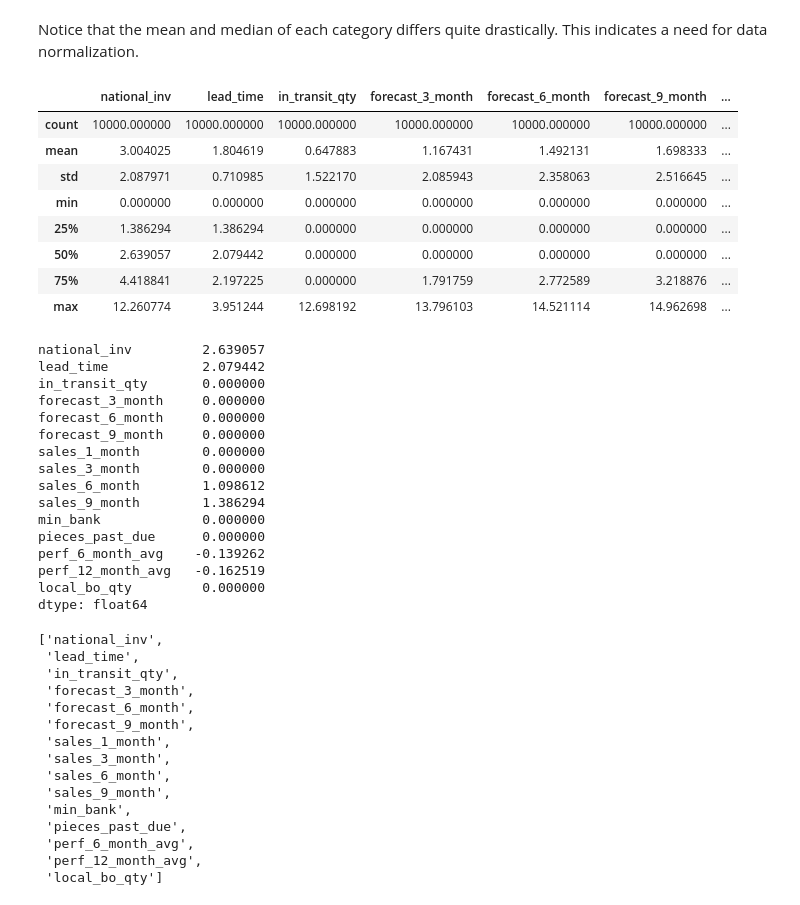
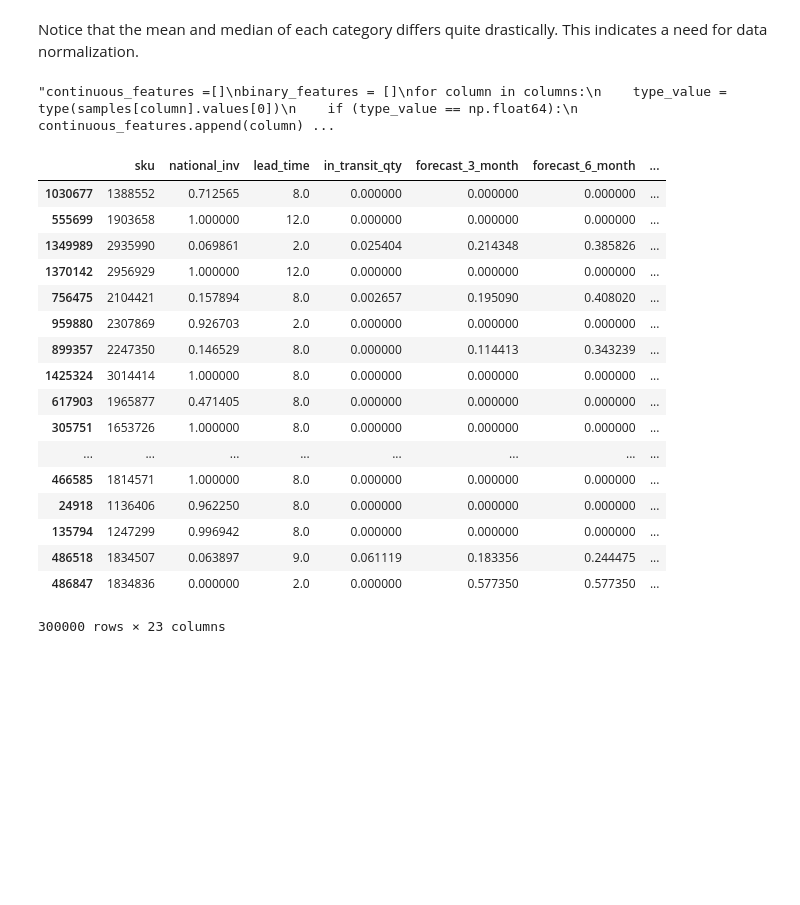
Before and after one commit to JamesKhoaNguyen/predicting_backorders, a Jupyter notebook: product_backorders.ipynb, the cells around one changed output. Cells and saved outputs as stored; diff of their text form; code cells hidden in the pictures; blank space fills up the shorter version.

```diff
--- a/product_backorders.ipynb
+++ b/product_backorders.ipynb
@@ -67,5 +102,5 @@ from sklearn.metrics import r2_score
 # %%
-samples = training_data.sample(10000,random_state = 36)
+samples = training_data.sample(300000,random_state = 36)
 #samples.dropna()
 #can't log transform the whole dataset due to string/boolean values. You would have to apply log transform
 #log_samples = np.log(samples)
@@ -76,9 +111,9 @@ samples = training_data.sample(10000,random_state = 36)
 columns = samples.columns
 #print(columns)
 #if the column is either a float or an int, then log transform that data
-continuous_features =[]
+"""continuous_features =[]
+binary_features = []
 for column in columns:
-    #print column
     type_value = type(samples[column].values[0])
     if (type_value == np.float64):
         continuous_features.append(column)
@@ -88,48 +123,41 @@ for column in columns:
                 samples_array[i] = 1
         log_data = np.log(samples[column])
         samples[column] = log_data
+    else:
+        binary_features.append(column)
 
 display(samples.describe())
 display(samples.median())
 display(continuous_features)
+binary_features.remove('sku')
+binary_features.remove('went_on_backorder')
+display(binary_features)"""
 # %% [output]
-|  | national_inv | lead_time | in_transit_qty | forecast_3_month | forecast_6_month | forecast_9_month | ... |
-| count | 10000.000000 | 10000.000000 | 10000.000000 | 10000.000000 | 10000.000000 | 10000.000000 | ... |
-| mean | 3.004025 | 1.804619 | 0.647883 | 1.167431 | 1.492131 | 1.698333 | ... |
-| std | 2.087971 | 0.710985 | 1.522170 | 2.085943 | 2.358063 | 2.516645 | ... |
-| min | 0.000000 | 0.000000 | 0.000000 | 0.000000 | 0.000000 | 0.000000 | ... |
-| 25% | 1.386294 | 1.386294 | 0.000000 | 0.000000 | 0.000000 | 0.000000 | ... |
-| 50% | 2.639057 | 2.079442 | 0.000000 | 0.000000 | 0.000000 | 0.000000 | ... |
-| 75% | 4.418841 | 2.197225 | 0.000000 | 1.791759 | 2.772589 | 3.218876 | ... |
-| max | 12.260774 | 3.951244 | 12.698192 | 13.796103 | 14.521114 | 14.962698 | ... |
-national_inv         2.639057
-lead_time            2.079442
-in_transit_qty       0.000000
-forecast_3_month     0.000000
-forecast_6_month     0.000000
-forecast_9_month     0.000000
-sales_1_month        0.000000
-sales_3_month        0.000000
-sales_6_month        1.098612
-sales_9_month        1.386294
-min_bank             0.000000
-pieces_past_due      0.000000
-perf_6_month_avg    -0.139262
-perf_12_month_avg   -0.162519
-local_bo_qty         0.000000
-dtype: float64
+"continuous_features =[]\nbinary_features = []\nfor column in columns:\n    type_value = type(samples[column].values[0])\n    if (type_value == np.float64):\n        continuous_features.append(column) ...
-['national_inv',
- 'lead_time',
- 'in_transit_qty',
- 'forecast_3_month',
- 'forecast_6_month',
- 'forecast_9_month',
- 'sales_1_month',
- 'sales_3_month',
- 'sales_6_month',
- 'sales_9_month',
- 'min_bank',
- 'pieces_past_due',
- 'perf_6_month_avg',
- 'perf_12_month_avg',
- 'local_bo_qty']
+# %%
+from sklearn.preprocessing import normalize
+qty_related = ['national_inv', 'in_transit_qty', 'forecast_3_month',
+                   'forecast_6_month', 'forecast_9_month', 'min_bank',
+                   'local_bo_qty', 'pieces_past_due', 'sales_1_month',
+                   'sales_3_month', 'sales_6_month', 'sales_9_month',]
+samples[qty_related] = normalize(samples[qty_related], axis=1)
+display(samples)
+# %% [output]
+|  | sku | national_inv | lead_time | in_transit_qty | forecast_3_month | forecast_6_month | ... |
+| 1030677 | 1388552 | 0.712565 | 8.0 | 0.000000 | 0.000000 | 0.000000 | ... |
+| 555699 | 1903658 | 1.000000 | 12.0 | 0.000000 | 0.000000 | 0.000000 | ... |
+| 1349989 | 2935990 | 0.069861 | 2.0 | 0.025404 | 0.214348 | 0.385826 | ... |
+| 1370142 | 2956929 | 1.000000 | 12.0 | 0.000000 | 0.000000 | 0.000000 | ... |
+| 756475 | 2104421 | 0.157894 | 8.0 | 0.002657 | 0.195090 | 0.408020 | ... |
+| 959880 | 2307869 | 0.926703 | 2.0 | 0.000000 | 0.000000 | 0.000000 | ... |
+| 899357 | 2247350 | 0.146529 | 8.0 | 0.000000 | 0.114413 | 0.343239 | ... |
+| 1425324 | 3014414 | 1.000000 | 8.0 | 0.000000 | 0.000000 | 0.000000 | ... |
+| 617903 | 1965877 | 0.471405 | 8.0 | 0.000000 | 0.000000 | 0.000000 | ... |
+| 305751 | 1653726 | 1.000000 | 8.0 | 0.000000 | 0.000000 | 0.000000 | ... |
+| ... | ... | ... | ... | ... | ... | ... | ... |
+| 466585 | 1814571 | 1.000000 | 8.0 | 0.000000 | 0.000000 | 0.000000 | ... |
+| 24918 | 1136406 | 0.962250 | 8.0 | 0.000000 | 0.000000 | 0.000000 | ... |
+| 135794 | 1247299 | 0.996942 | 8.0 | 0.000000 | 0.000000 | 0.000000 | ... |
+| 486518 | 1834507 | 0.063897 | 9.0 | 0.061119 | 0.183356 | 0.244475 | ... |
+| 486847 | 1834836 | 0.000000 | 2.0 | 0.000000 | 0.577350 | 0.577350 | ... |
+300000 rows × 23 columns
```
Also changed, not shown: parts of 15 cells of this notebook.
